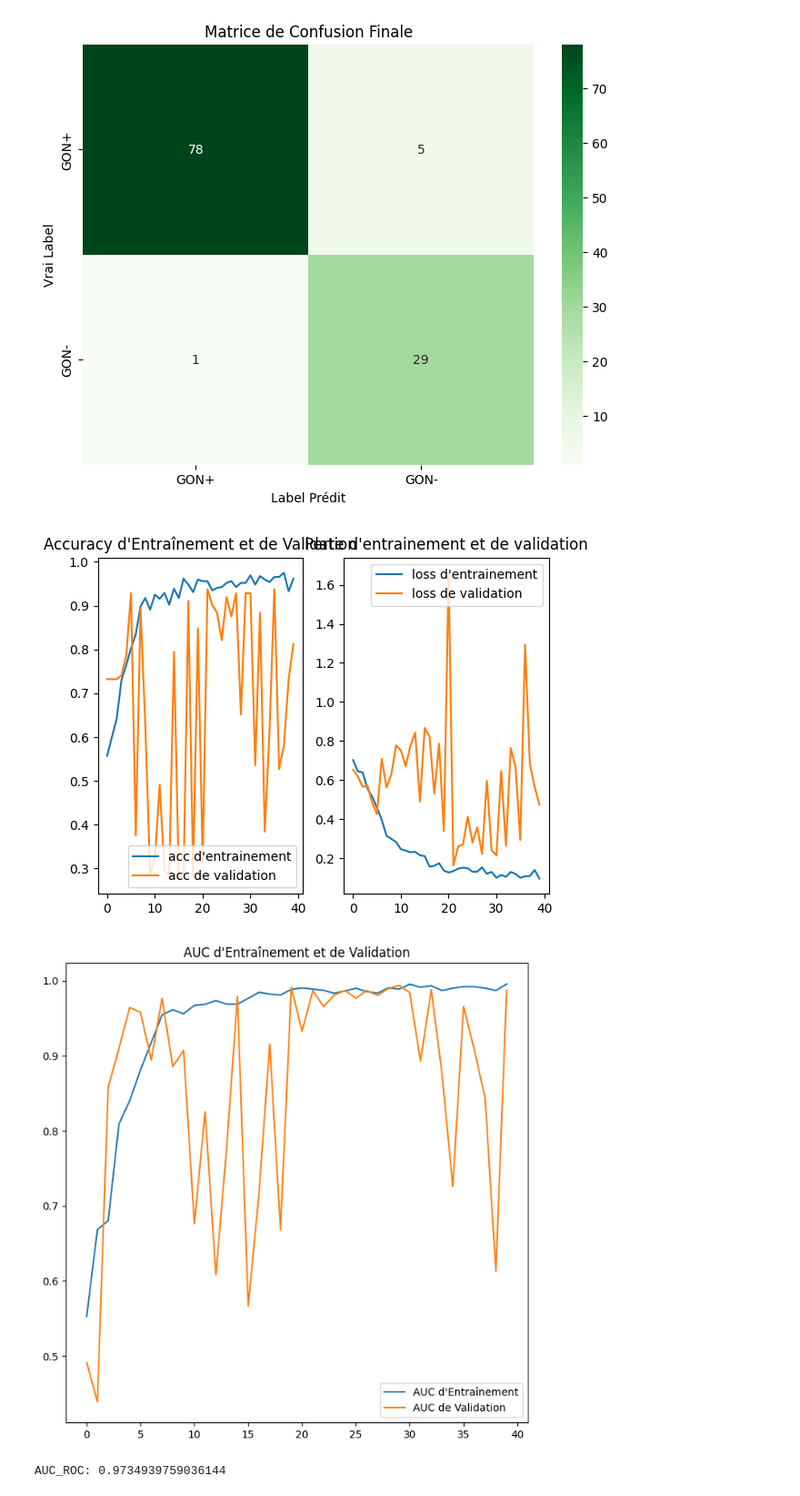
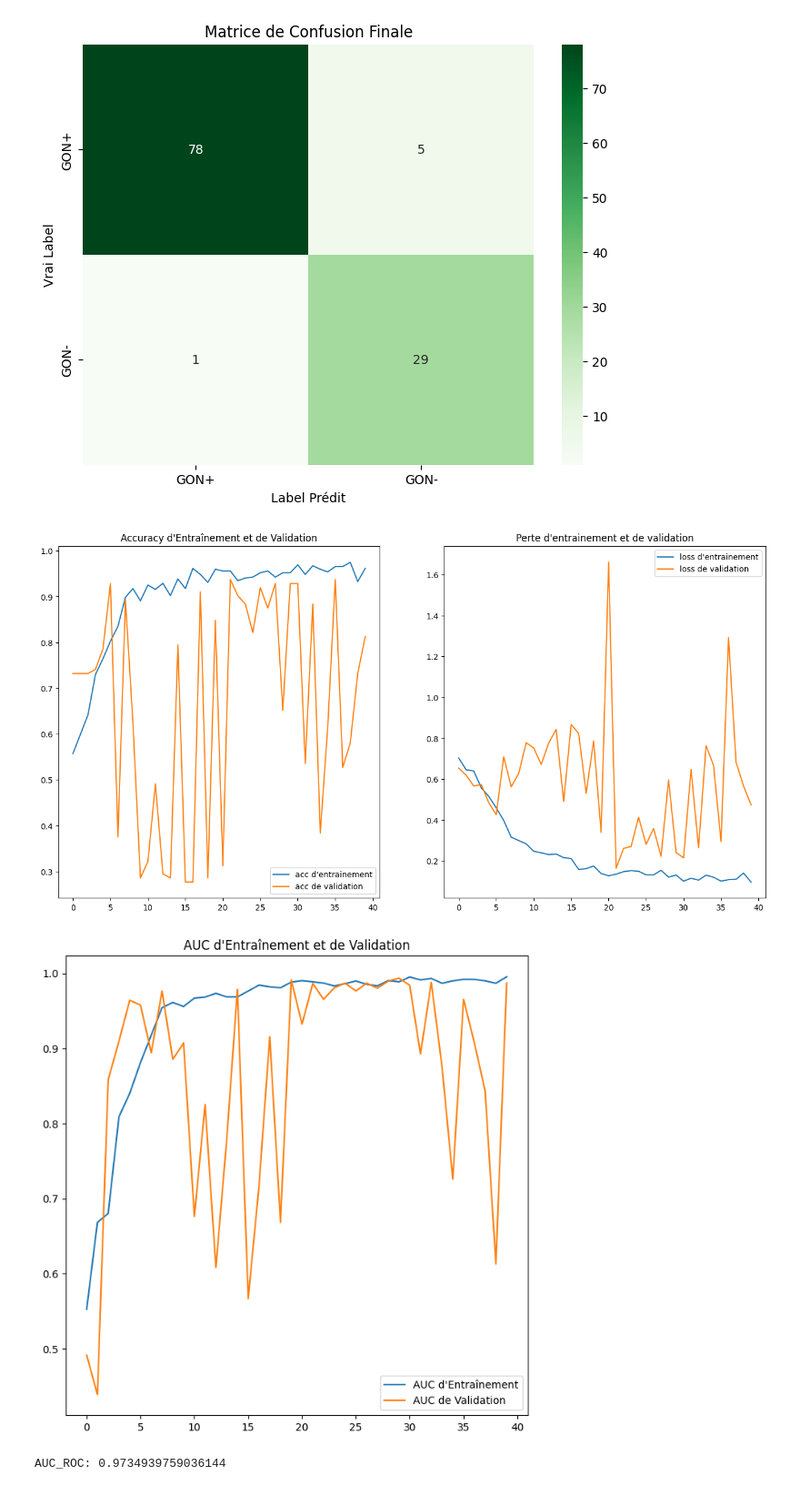
Before and after one commit to AlexKinda1/Projet-InsightBoost, a Jupyter notebook: Détection_du_glaucome.ipynb, the cells around one changed output. Shown at 91% size. Drawn from its saved outputs; the diff is of its cells as text; code cells hidden in the pictures.

```diff
--- a/Détection_du_glaucome.ipynb
+++ b/Détection_du_glaucome.ipynb
@@ -782,34 +782,36 @@ history_dict = history_fine_tune_final.history
 
 acc = history_dict['accuracy']
 val_acc = history_dict['val_accuracy']
 loss = history_dict['loss']
 val_loss = history_dict['val_loss']
 auc = history_dict['auc']
 val_auc = history_dict['val_auc']
 
 epochs_range = range(len(acc))
+
+plt.figure(figsize=(16, 8))
 
 plt.subplot(1, 2, 1)
 plt.plot(epochs_range, acc, label= "acc d'entrainement")
 plt.plot(epochs_range, val_acc, label="acc de validation")
 plt.legend(loc="lower right")
 plt.title("Accuracy d'Entraînement et de Validation")
 
 plt.subplot(1, 2, 2)
 plt.plot(epochs_range, loss, label="loss d'entrainement")
 plt.plot(epochs_range, val_loss, label="loss de validation")
 plt.legend(loc="upper right")
 plt.title("Perte d'entrainement et de validation")
 
 plt.figure(figsize=(8, 8))
 plt.plot(epochs_range, auc, label="AUC d'Entraînement")
 plt.plot(epochs_range, val_auc, label="AUC de Validation")
 plt.legend(loc='lower right')
 plt.title('AUC d\'Entraînement et de Validation')
 
 plt.show()
 # %% [output]
-[figure, old version]
+[figure, new version]
 [figure]
 # %%
 from sklearn.metrics import roc_auc_score, roc_curve
```
